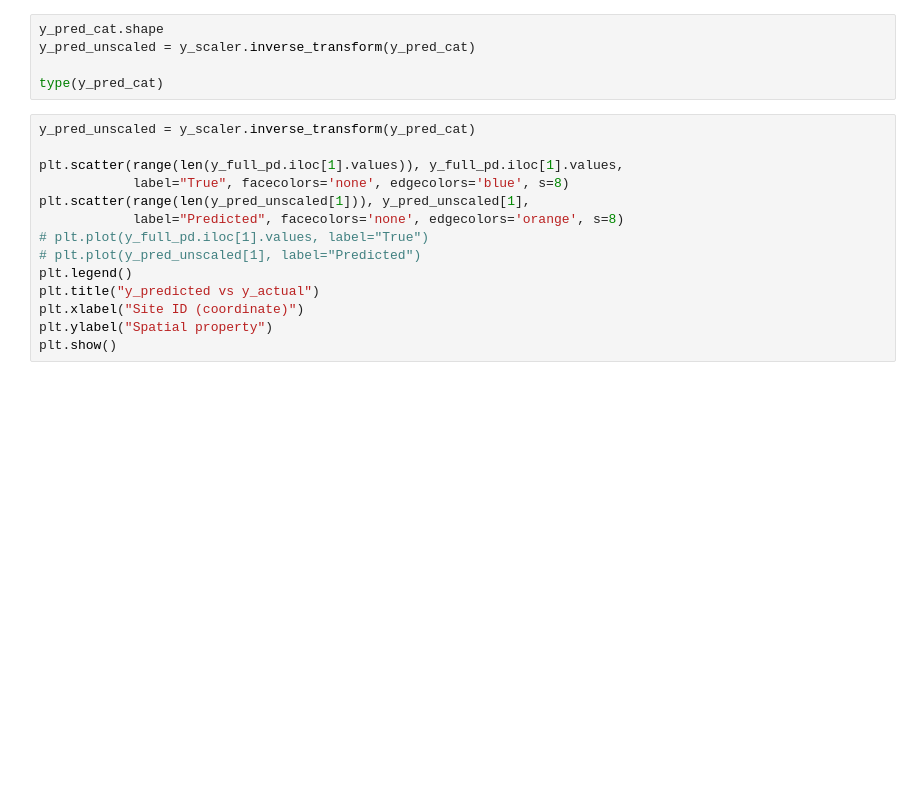
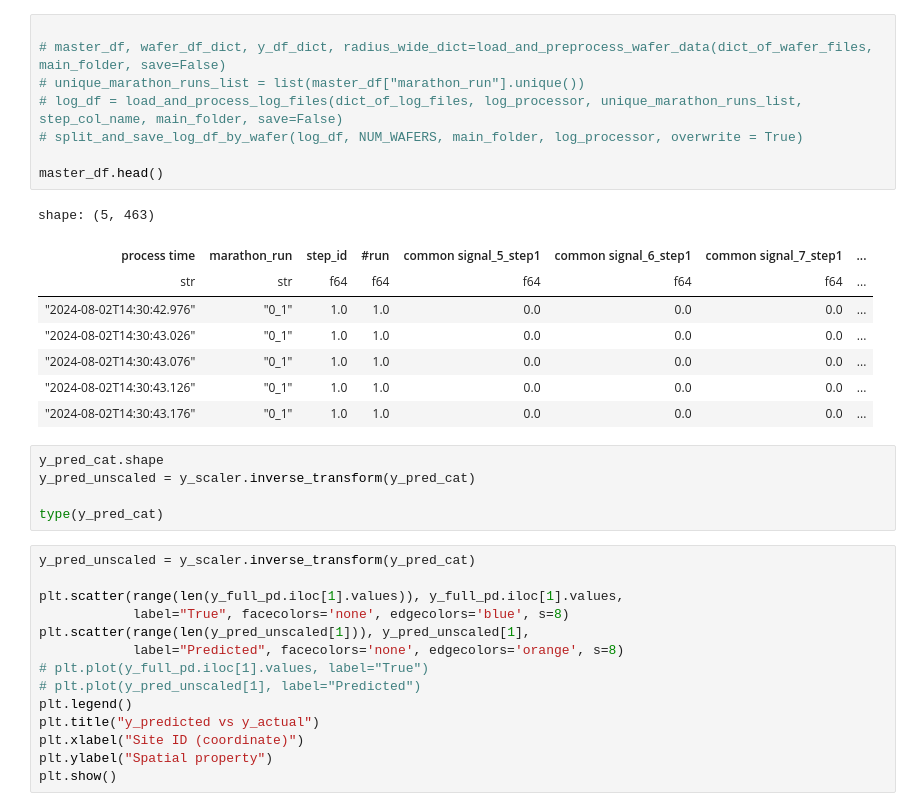
Before and after one commit to abiadf/silofuse_timeseries, a Jupyter notebook: ASM_problem/asm_data_wrangling.ipynb, the cells around one changed output. Saved outputs shown, nothing was run; the diff lists cells and outputs as text; blank space fills up the shorter version.

```diff
--- a/ASM_problem/asm_data_wrangling.ipynb
+++ b/ASM_problem/asm_data_wrangling.ipynb
@@ -33,3 +41,20 @@ device  = torch.device('cuda' if torch.cuda.is_available() else 'cpu')
+# %%
+
+# master_df, wafer_df_dict, y_df_dict, radius_wide_dict=load_and_preprocess_wafer_data(dict_of_wafer_files, main_folder, save=False)
+# unique_marathon_runs_list = list(master_df["marathon_run"].unique())
+# log_df = load_and_process_log_files(dict_of_log_files, log_processor, unique_marathon_runs_list, step_col_name, main_folder, save=False)
+# split_and_save_log_df_by_wafer(log_df, NUM_WAFERS, main_folder, log_processor, overwrite = True)
+
+master_df.head()
+# %% [output]
+shape: (5, 463)
+| process time | marathon_run | step_id | #run | common signal_5_step1 | common signal_6_step1 | common signal_7_step1 | ... |
+| str | str | f64 | f64 | f64 | f64 | f64 | ... |
+| "2024-08-02T14:30:42.976" | "0_1" | 1.0 | 1.0 | 0.0 | 0.0 | 0.0 | ... |
+| "2024-08-02T14:30:43.026" | "0_1" | 1.0 | 1.0 | 0.0 | 0.0 | 0.0 | ... |
+| "2024-08-02T14:30:43.076" | "0_1" | 1.0 | 1.0 | 0.0 | 0.0 | 0.0 | ... |
+| "2024-08-02T14:30:43.126" | "0_1" | 1.0 | 1.0 | 0.0 | 0.0 | 0.0 | ... |
+| "2024-08-02T14:30:43.176" | "0_1" | 1.0 | 1.0 | 0.0 | 0.0 | 0.0 | ... |
 # %%
 y_pred_cat.shape
 y_pred_unscaled = y_scaler.inverse_transform(y_pred_cat)
```
Also changed, not shown: parts of 2 cells of this notebook, 2 other files.
